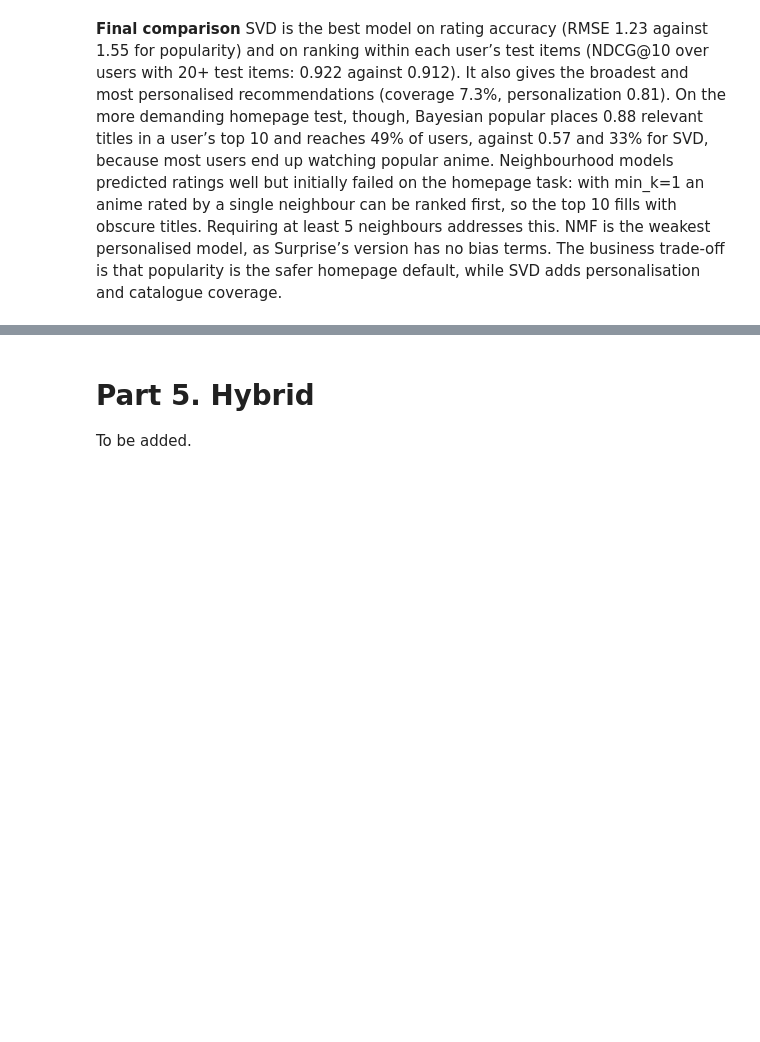
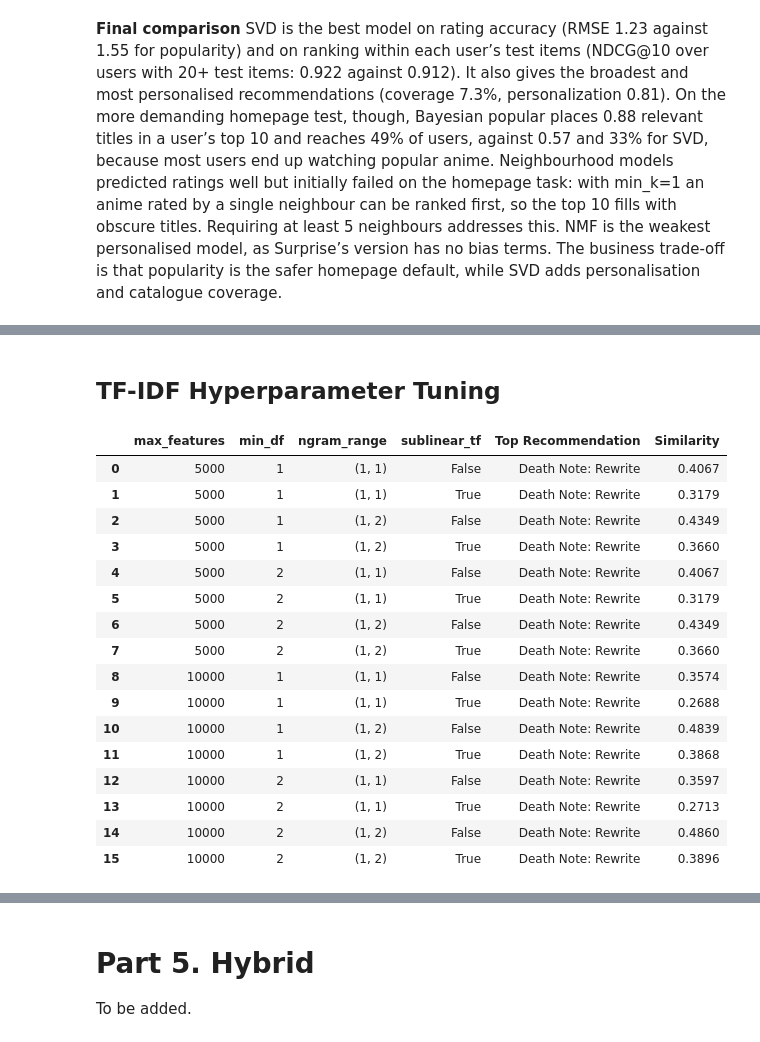
Before and after one commit to estellearnander/recsys_group_project, a Jupyter notebook: notebooks/03_recommenders.ipynb, the cells around one changed output, grey strips where cells are left out. Drawn from its saved outputs; the diff is of its cells as text; code cells hidden in the pictures; blank space fills up the shorter version.

Commit message:
Content RS

```diff
--- a/notebooks/03_recommenders.ipynb
+++ b/notebooks/03_recommenders.ipynb
@@ -991,0 +1380,6 @@ results_part3_df.round(3)
+# %%
+model = SentenceTransformer("all-MiniLM-L6-v2")
+bert_embeddings = model.encode(anime_clean["content"].tolist(), batch_size=32, show_progress_bar=True, convert_to_numpy=True)
+bert_similarity = cosine_similarity(bert_embeddings)
+print("Embeddings:", bert_embeddings.shape, "Similarity:", bert_similarity.shape)
+display(recommend_from_matrix("Death Note", bert_similarity))
@@ -991,0 +1408,9 @@ results_part3_df.round(3)
+# %%
+methods = {"BoW": bow_similarity, "TF-IDF": tfidf_similarity, "Lemmatized TF-IDF": tfidf_lem_similarity, "BERT": bert_similarity}
+comparison = pd.DataFrame()
+for name, matrix in methods.items():
+    result = recommend_from_matrix("Death Note", matrix)
+    comparison[name] = result["title"]
+    comparison[name + " score"] = result["similarity"]
+comparison.index = range(1, len(comparison) + 1)
+display(comparison)
@@ -991,0 +1439,4 @@ results_part3_df.round(3)
+# %%
+ner = pipeline("ner", model="dslim/bert-base-NER", aggregation_strategy="simple")
+text = anime_clean.loc[title_index("Death Note"), "synopsis"]
+display(pd.DataFrame(ner(text[:1500]))[["word", "entity_group", "score"]])
@@ -991,0 +1770,9 @@ results_part3_df.round(3)
+# %%
+for max_features in [5000, 10000, 20000]:
+    vectorizer = TfidfVectorizer(
+        stop_words="english",
+        max_features=max_features)
+    matrix = vectorizer.fit_transform(anime_clean["content"])
+    similarity = cosine_similarity(matrix)
+    print("\nMax features:", max_features)
+    display(recommend_from_matrix("Death Note", similarity, top_n=10))
@@ -991,0 +1816,35 @@ results_part3_df.round(3)
+# %% [markdown]
+## TF-IDF Hyperparameter Tuning
+# %%
+results = []
+
+for p in ParameterGrid(params):
+    model = TfidfVectorizer(stop_words="english", **p)
+    matrix = model.fit_transform(anime_clean["content"])
+    similarity = cosine_similarity(matrix)
+    recs = recommend_from_matrix("Death Note", similarity, 5)
+
+    results.append({
+        **p,
+        "Top Recommendation": recs.iloc[0]["title"],
+        "Similarity": recs.iloc[0]["similarity"] })
+
+display(pd.DataFrame(results).round(4))
+# %% [output]
+|  | max_features | min_df | ngram_range | sublinear_tf | Top Recommendation | Similarity |
+| 0 | 5000 | 1 | (1, 1) | False | Death Note: Rewrite | 0.4067 |
+| 1 | 5000 | 1 | (1, 1) | True | Death Note: Rewrite | 0.3179 |
+| 2 | 5000 | 1 | (1, 2) | False | Death Note: Rewrite | 0.4349 |
+| 3 | 5000 | 1 | (1, 2) | True | Death Note: Rewrite | 0.3660 |
+| 4 | 5000 | 2 | (1, 1) | False | Death Note: Rewrite | 0.4067 |
+| 5 | 5000 | 2 | (1, 1) | True | Death Note: Rewrite | 0.3179 |
+| 6 | 5000 | 2 | (1, 2) | False | Death Note: Rewrite | 0.4349 |
+| 7 | 5000 | 2 | (1, 2) | True | Death Note: Rewrite | 0.3660 |
+| 8 | 10000 | 1 | (1, 1) | False | Death Note: Rewrite | 0.3574 |
+| 9 | 10000 | 1 | (1, 1) | True | Death Note: Rewrite | 0.2688 |
+| 10 | 10000 | 1 | (1, 2) | False | Death Note: Rewrite | 0.4839 |
+| 11 | 10000 | 1 | (1, 2) | True | Death Note: Rewrite | 0.3868 |
+| 12 | 10000 | 2 | (1, 1) | False | Death Note: Rewrite | 0.3597 |
+| 13 | 10000 | 2 | (1, 1) | True | Death Note: Rewrite | 0.2713 |
+| 14 | 10000 | 2 | (1, 2) | False | Death Note: Rewrite | 0.4860 |
+| 15 | 10000 | 2 | (1, 2) | True | Death Note: Rewrite | 0.3896 |
```
Also changed, not shown: parts of 60 cells of this notebook.
